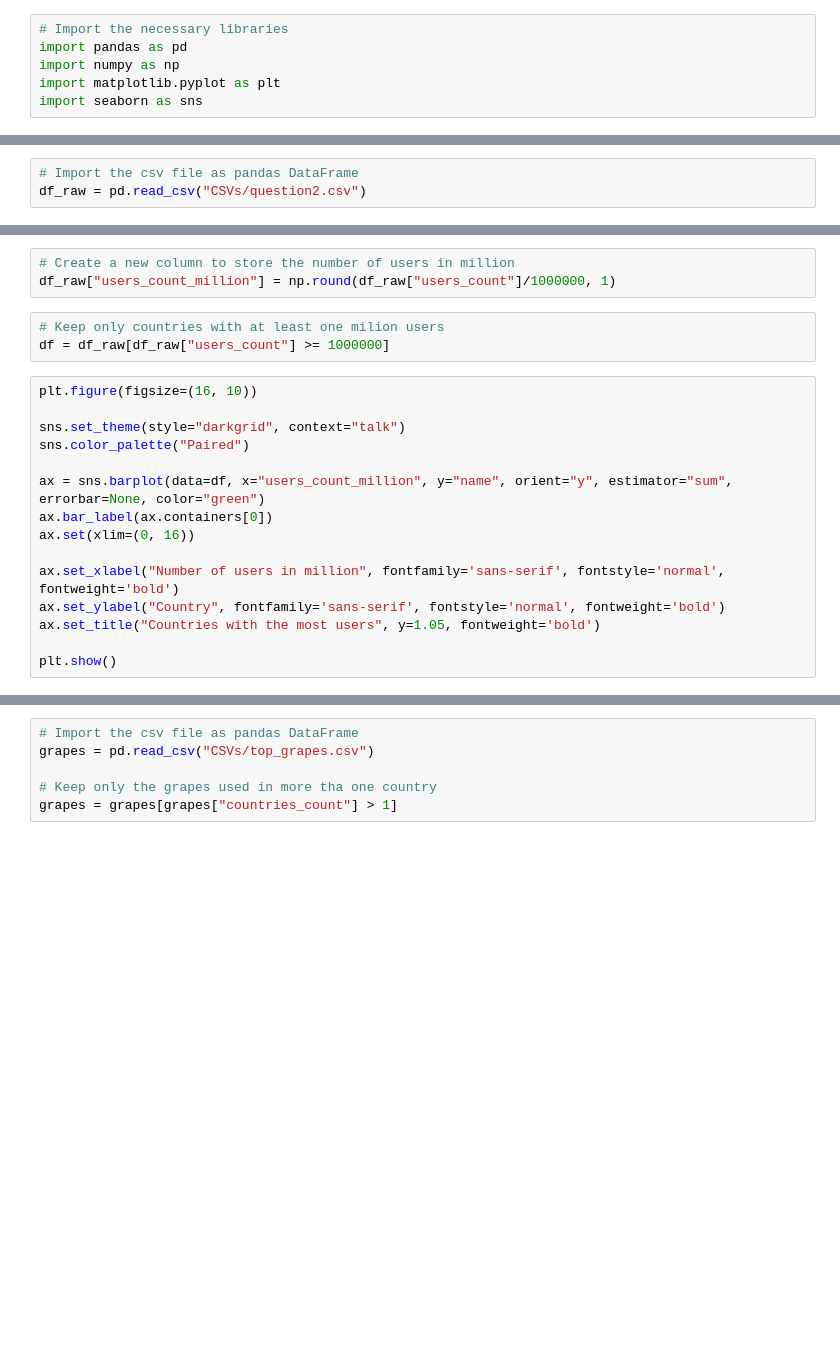
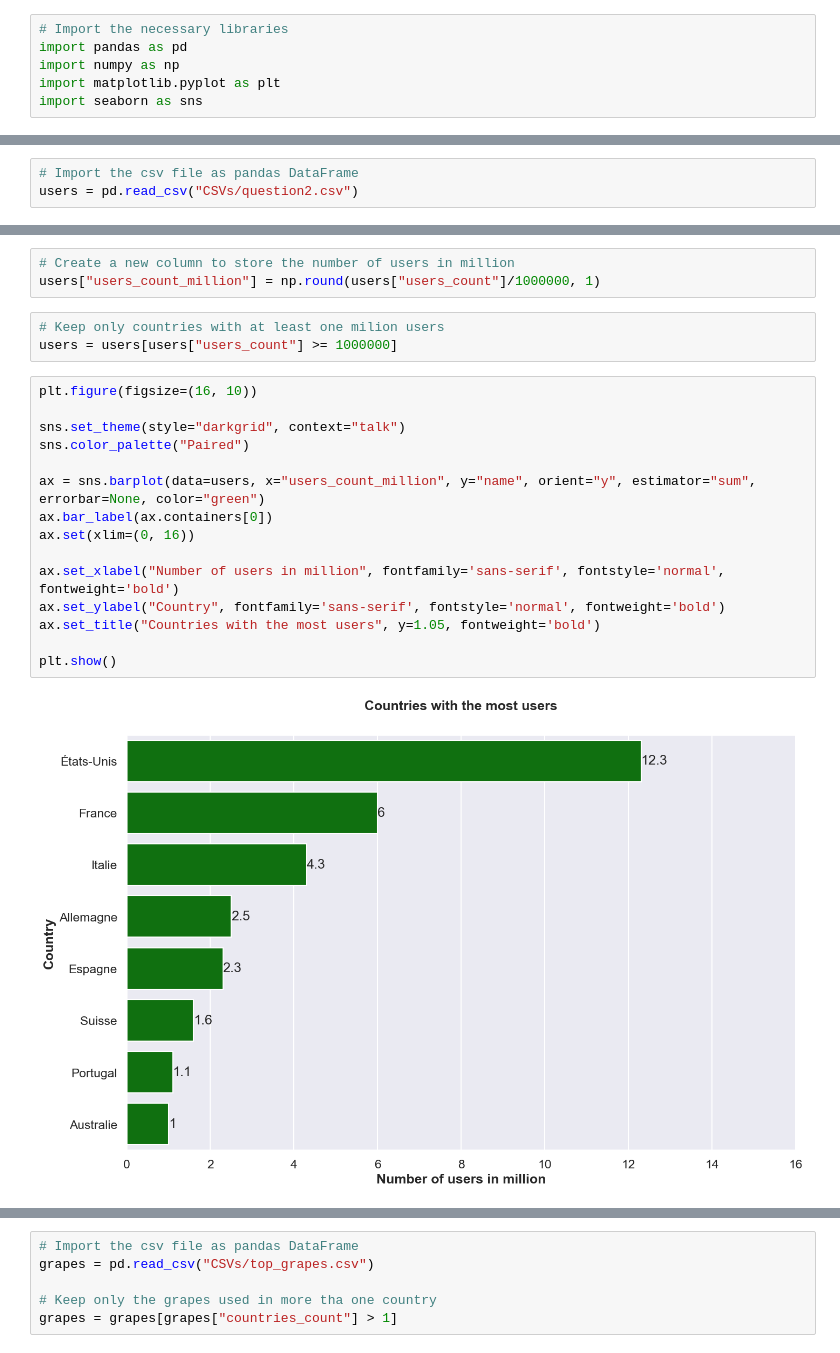
Before and after one commit to AlisherJard/Wiwino_project, a Jupyter notebook: visualization.ipynb, the cells around one changed output, grey strips where cells are left out. Drawn from its saved outputs; the diff is of its cells as text; blank space fills up the shorter version.

Commit message:
Update the notebook visualization.ipynb.

```diff
--- a/visualization.ipynb
+++ b/visualization.ipynb
@@ -7,4 +13,4 @@ import seaborn as sns
 # %%
 # Import the csv file as pandas DataFrame
-df_raw = pd.read_csv("CSVs/question2.csv")
+users = pd.read_csv("CSVs/question2.csv")
 # %%
@@ -12,21 +30,23 @@ df_raw.info()
 # %%
 # Create a new column to store the number of users in million
-df_raw["users_count_million"] = np.round(df_raw["users_count"]/1000000, 1)
+users["users_count_million"] = np.round(users["users_count"]/1000000, 1)
 # %%
 # Keep only countries with at least one milion users
-df = df_raw[df_raw["users_count"] >= 1000000]
+users = users[users["users_count"] >= 1000000]
 # %%
 plt.figure(figsize=(16, 10))
 
 sns.set_theme(style="darkgrid", context="talk")
 sns.color_palette("Paired")
 
-ax = sns.barplot(data=df, x="users_count_million", y="name", orient="y", estimator="sum", errorbar=None, color="green")
+ax = sns.barplot(data=users, x="users_count_million", y="name", orient="y", estimator="sum", errorbar=None, color="green")
 ax.bar_label(ax.containers[0])
 ax.set(xlim=(0, 16))
 
 ax.set_xlabel("Number of users in million", fontfamily='sans-serif', fontstyle='normal', fontweight='bold')
 ax.set_ylabel("Country", fontfamily='sans-serif', fontstyle='normal', fontweight='bold')
 ax.set_title("Countries with the most users", y=1.05, fontweight='bold')
 
 plt.show()
+# %% [output]
+[figure, added]
```
Also changed, not shown: parts of 12 cells of this notebook.
